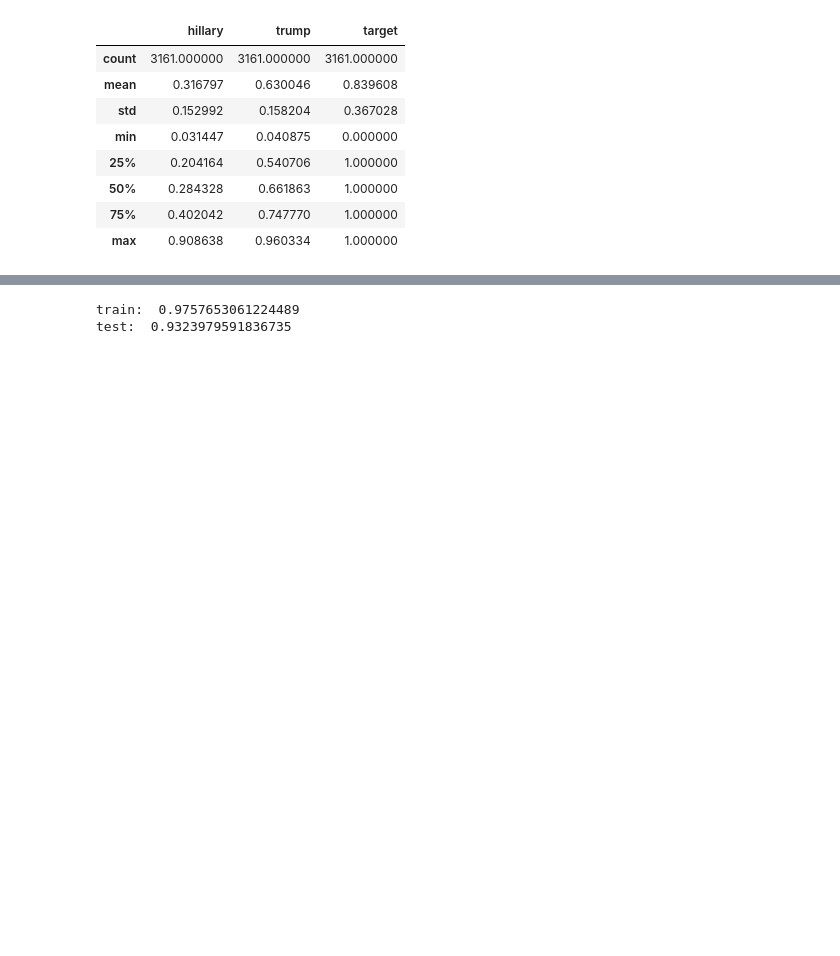
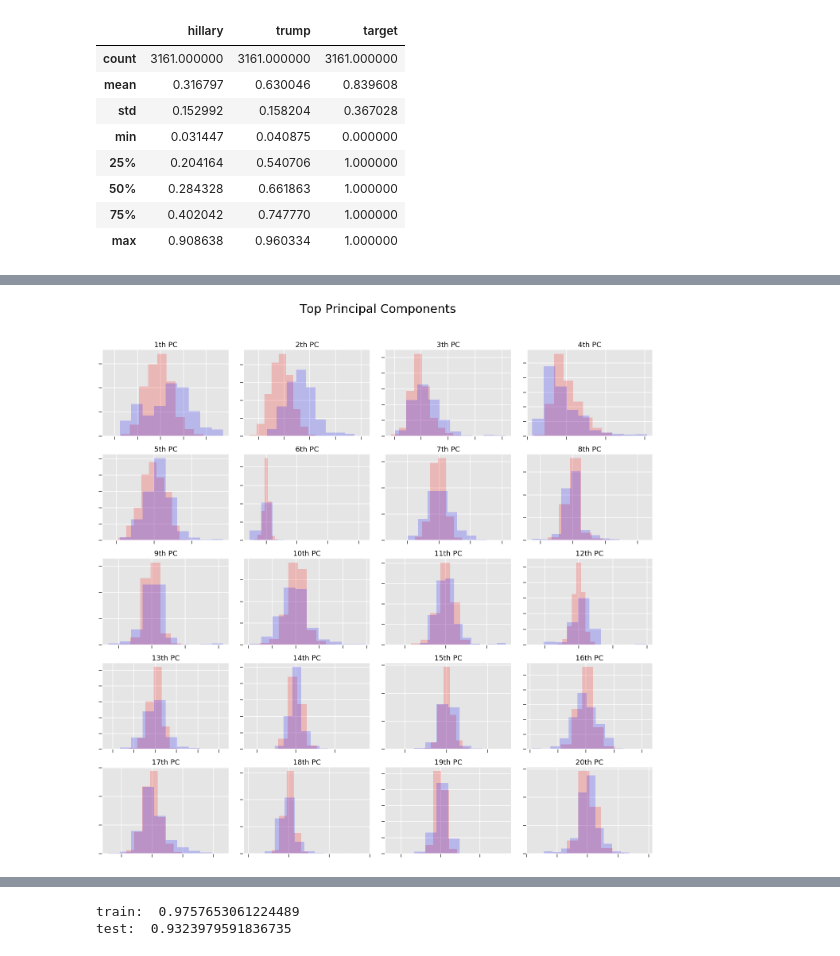
Before and after one commit to keita-dc/FlatironProject5, a Jupyter notebook: work_notebooks/work_notebook_census.ipynb, the cells around one changed output, grey strips where cells are left out. Cells and saved outputs as stored; diff of their text form; code cells hidden in the pictures; blank space fills up the shorter version.

```diff
--- a/work_notebooks/work_notebook_census.ipynb
+++ b/work_notebooks/work_notebook_census.ipynb
@@ -201,4 +261,33 @@ X = df.iloc[:, 7:-3]
 y = df.target
+# %%
+scaler = StandardScaler()
+X_scaled_for_pca = scaler.fit_transform(X.iloc[:, 2:])
+pca = PCA()
+X_pca = pca.fit_transform(X_scaled_for_pca)
+df_pca = pd.merge(pd.DataFrame(X_pca), y, left_index=True, right_index=True)
+
+fig, ax = plt.subplots(nrows=5, ncols=4, figsize=(20, 20))
+fig.suptitle("Top Principal Components", fontsize=30)
+for i in range(20):
+    ax[i//4, i%4].hist(df_pca.loc[df_pca.iloc[:, -1]==1, i],
+                       color="red",
+                       alpha=0.2,
+                       density=True)
+    ax[i//4, i%4].hist(df_pca.loc[df_pca.iloc[:, -1]==0, i],
+                       color="blue",
+                       alpha=0.2,
+                       density=True)
+    ax[i//4, i%4].set_xticklabels([])
+    ax[i//4, i%4].set_yticklabels([])
+    ax[i//4, i%4].set_title("{}th PC".format(i+1),
+                            fontsize=18
+                           )
+plt.tight_layout()
+fig.subplots_adjust(top=0.9)
+plt.savefig("../images/pc")
+plt.show()
+# %% [output]
+[figure, added]
 # %%
 X_train, X_test, y_train, y_test = train_test_split(X, y, random_state=0, stratify=y)
 # %%
```
Also changed, not shown: parts of 42 cells of this notebook, 3 other files.
